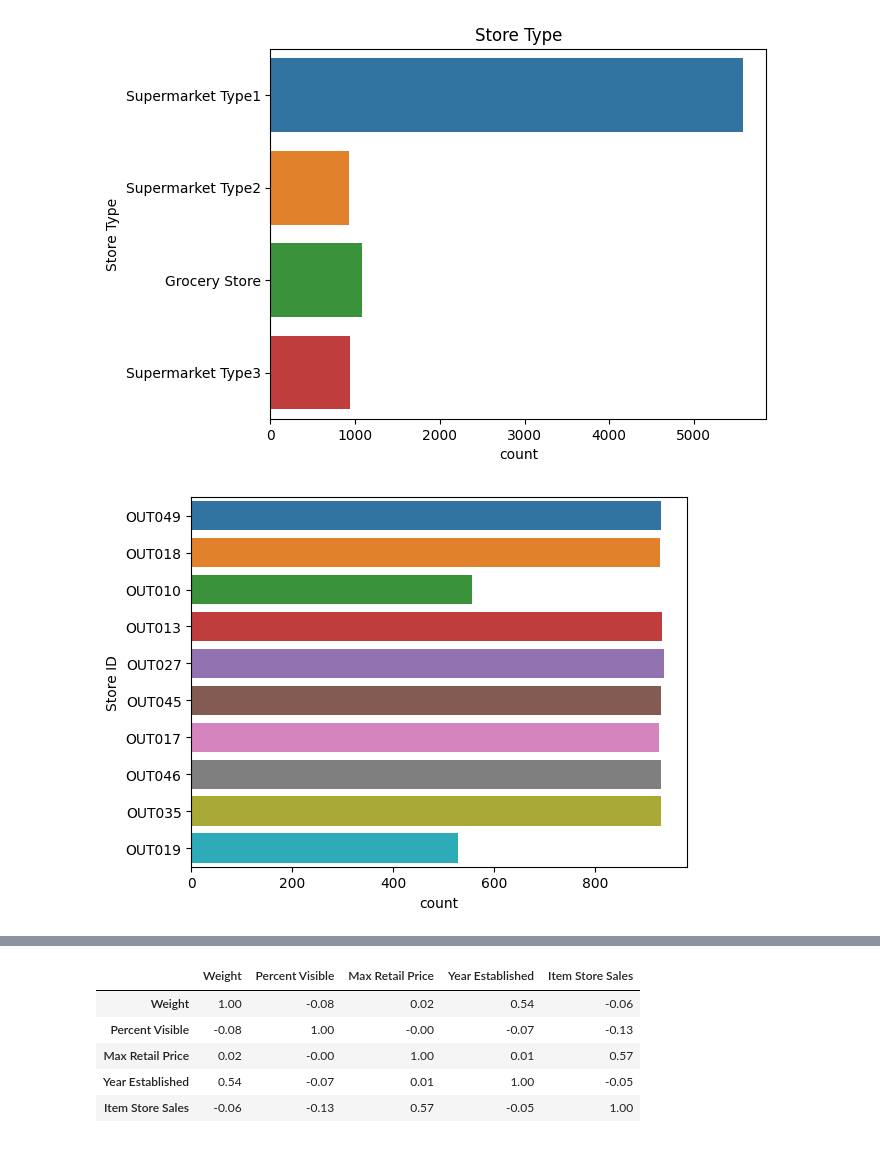
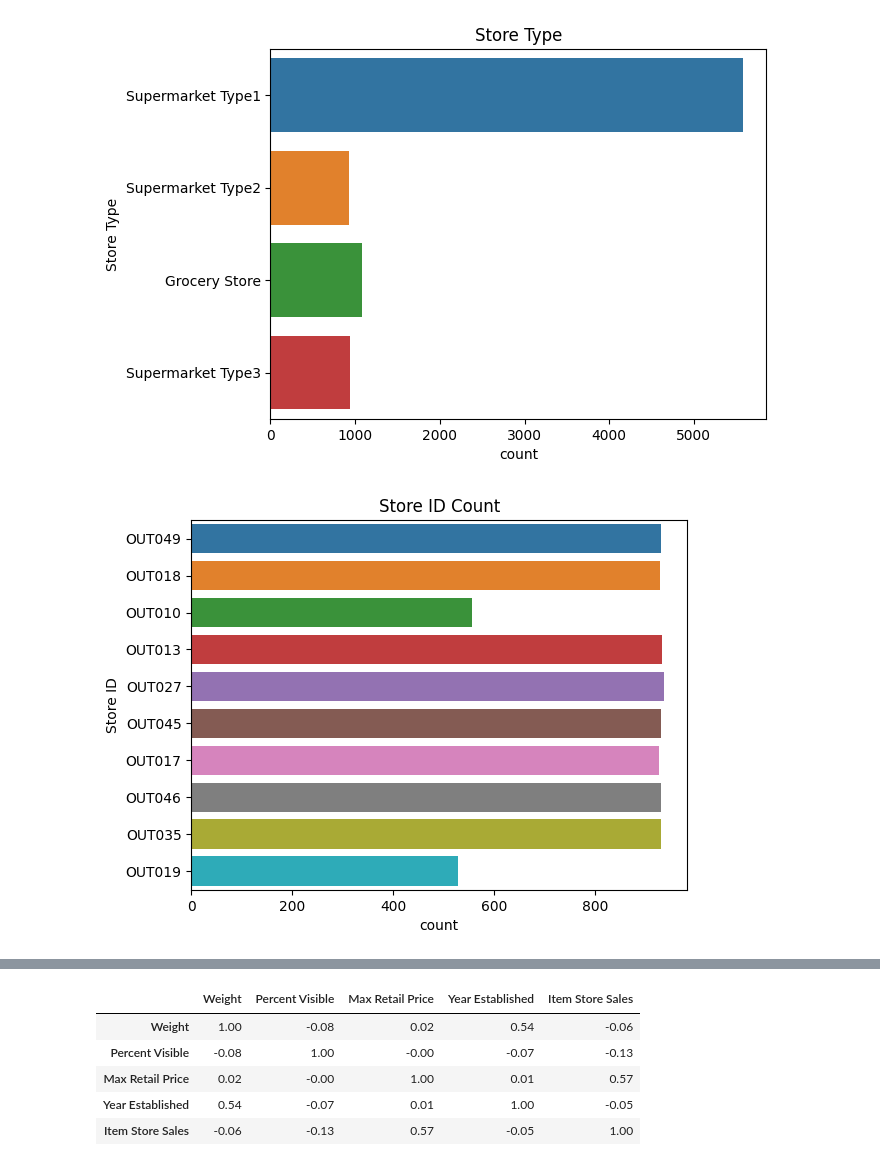
Before and after one commit to Rovidicus/Prediction-of-Product-Sales, a Jupyter notebook: PredictionofProductSales_LukeH.ipynb, the cells around one changed output, grey strips where cells are left out. Drawn from its saved outputs; the diff is of its cells as text; code cells hidden in the pictures.

```diff
--- a/PredictionofProductSales_LukeH.ipynb
+++ b/PredictionofProductSales_LukeH.ipynb
@@ -423,7 +424,8 @@ ax.set_title("Store Type");
 # %% [output]
 [figure]
 # %%
-ax = sns.countplot(data=df, y = "Store ID");
+ax = sns.countplot(data=df, y = "Store ID")
+ax.set(title = "Store ID Count");
 # %% [output]
-[figure, old version]
+[figure, new version]
 # %%
```
Also changed, not shown: parts of 3 cells of this notebook.
